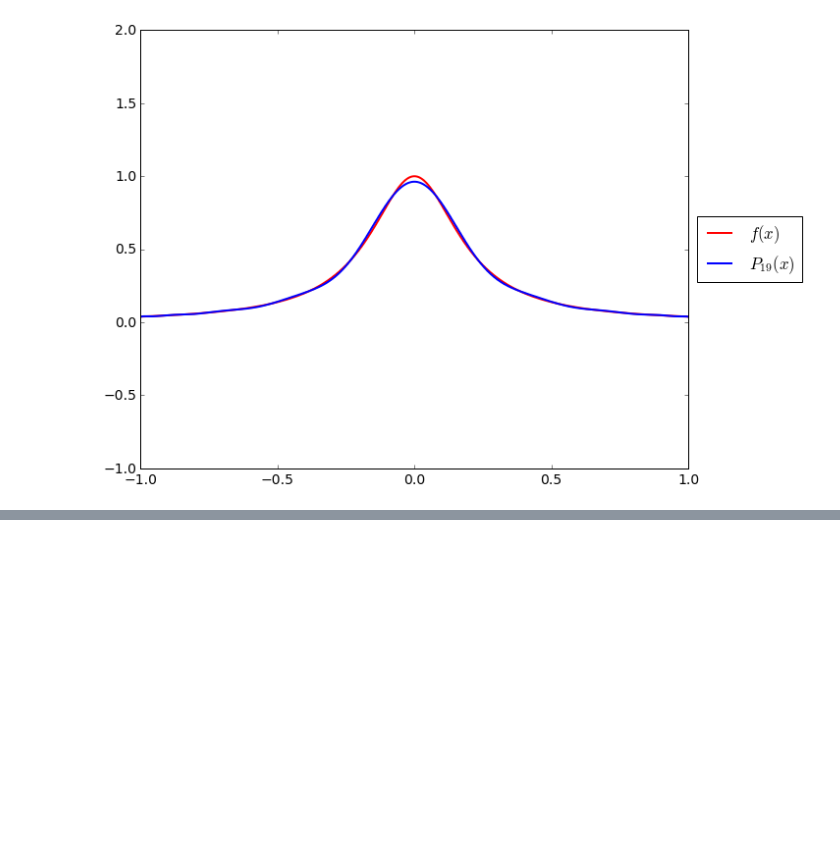
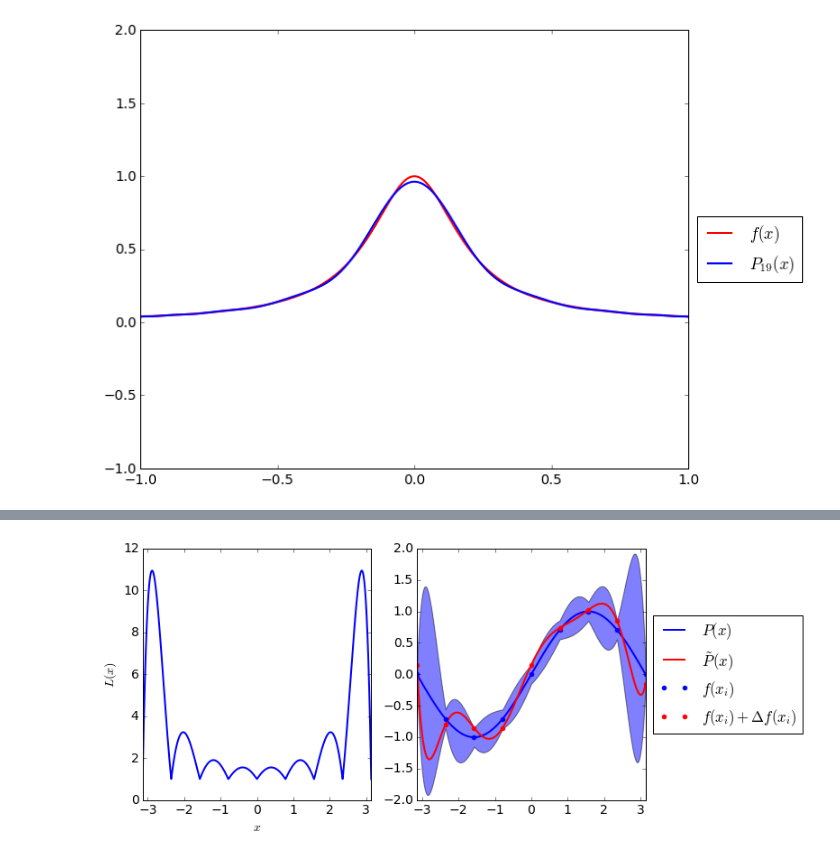
Before and after one commit to CompMathGroup/compmath-slides, a Jupyter notebook: jupyter-slides/07-Interpolation/Interpolation.ipynb, the cells around one changed output, grey strips where cells are left out. Saved outputs shown, nothing was run; the diff lists cells and outputs as text; code cells hidden in the pictures; blank space fills up the shorter version.

```diff
--- a/jupyter-slides/07-Interpolation/Interpolation.ipynb
+++ b/jupyter-slides/07-Interpolation/Interpolation.ipynb
@@ -330,0 +366,39 @@ plt.legend(loc='center left', bbox_to_anchor=(1, .5)); plt.show()
+# %%
+def ell(i, x, xs):
+    A = np.array([(x-xs[k])/(xs[i]-xs[k]) for k in range(len(xs)) if i != k])
+    return np.prod(A, axis=0)
+
+def L(x, xs):
+    return np.sum([np.abs(ell(i, x, xs)) for i in range(len(xs))], axis=0)
+
+X = np.linspace(-np.pi, np.pi, 1000)
+x = np.linspace(-np.pi, np.pi, 9)
+
+plt.figure(figsize=(10, 5))
+plt.subplot(1, 2, 1);
+plt.plot(X, L(X, x), lw=2)
+plt.xlabel('$x$')
+plt.ylabel('$L(x)$')
+plt.xlim(-np.pi, np.pi)
+plt.ylim(0, None)
+
+fv = np.sin(x)
+delta = 0.15
+fvs = fv + delta * np.tanh(10 * np.random.rand(len(fv)) - 5)
+
+plt.subplot(1, 2, 2);
+F = divided_differences(x, fv)
+Fs = divided_differences(x, fvs)
+plt.plot(X, evaluate(x, F, X), 'b', label='$P(x)$', lw=2)
+up = evaluate(x, F, X) + delta * L(X, x)
+down = evaluate(x, F, X) - delta * L(X, x)
+plt.fill_between(X, down, up, alpha = 0.5)
+plt.plot(X, evaluate(x, Fs, X), 'r', label='$\\tilde P(x)$', lw=2)
+plt.plot(x, fv, 'b.', label='$f(x_i)$', ms=10)
+plt.plot(x, fvs, 'r.', label='$f(x_i) + \\Delta f(x_i)$', ms=10)
+plt.xlim(-np.pi, np.pi)
+plt.legend(loc='center left', bbox_to_anchor=(1, .5))
+
+plt.show()
+# %% [output]
+[figure, added]
```
Also changed, not shown: parts of 24 cells of this notebook.
